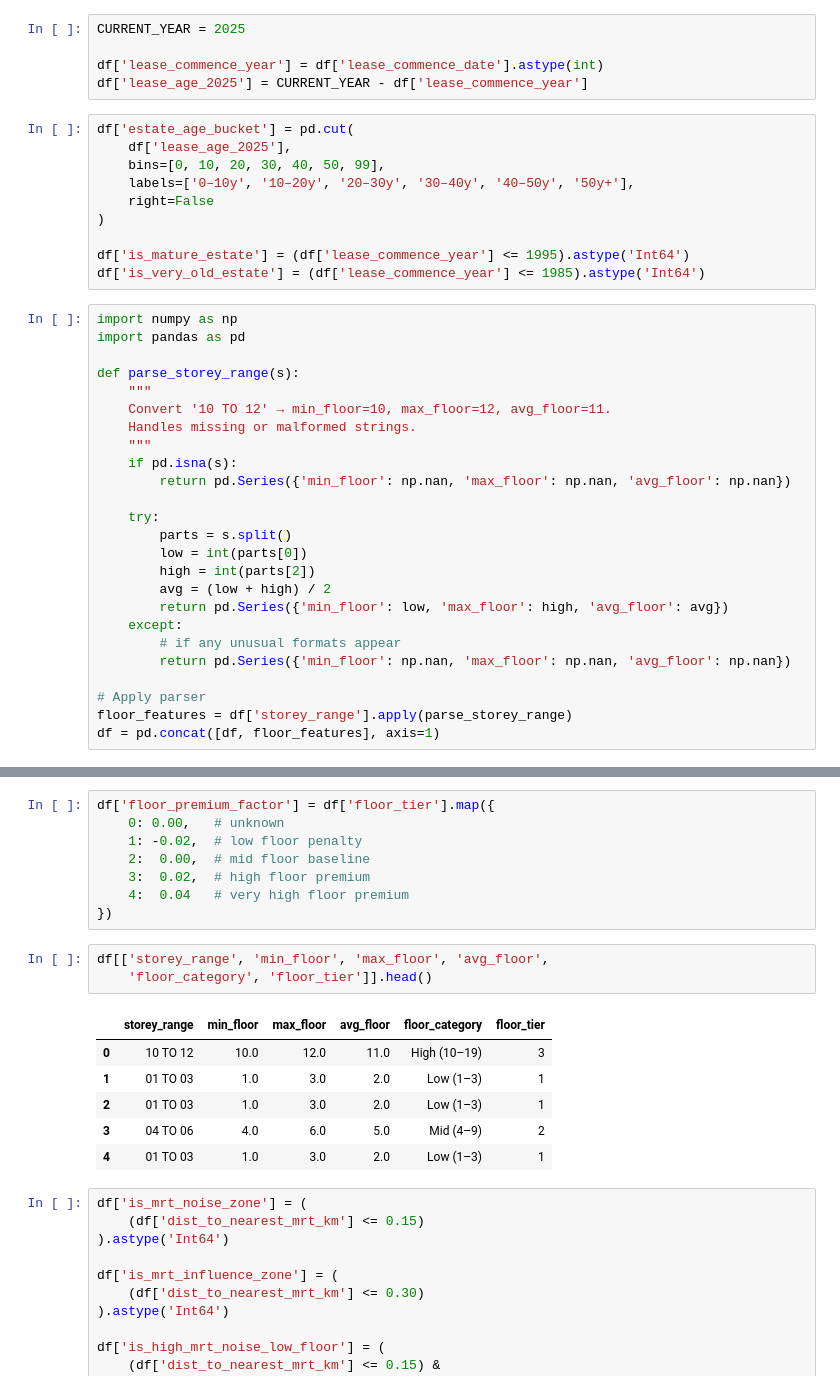
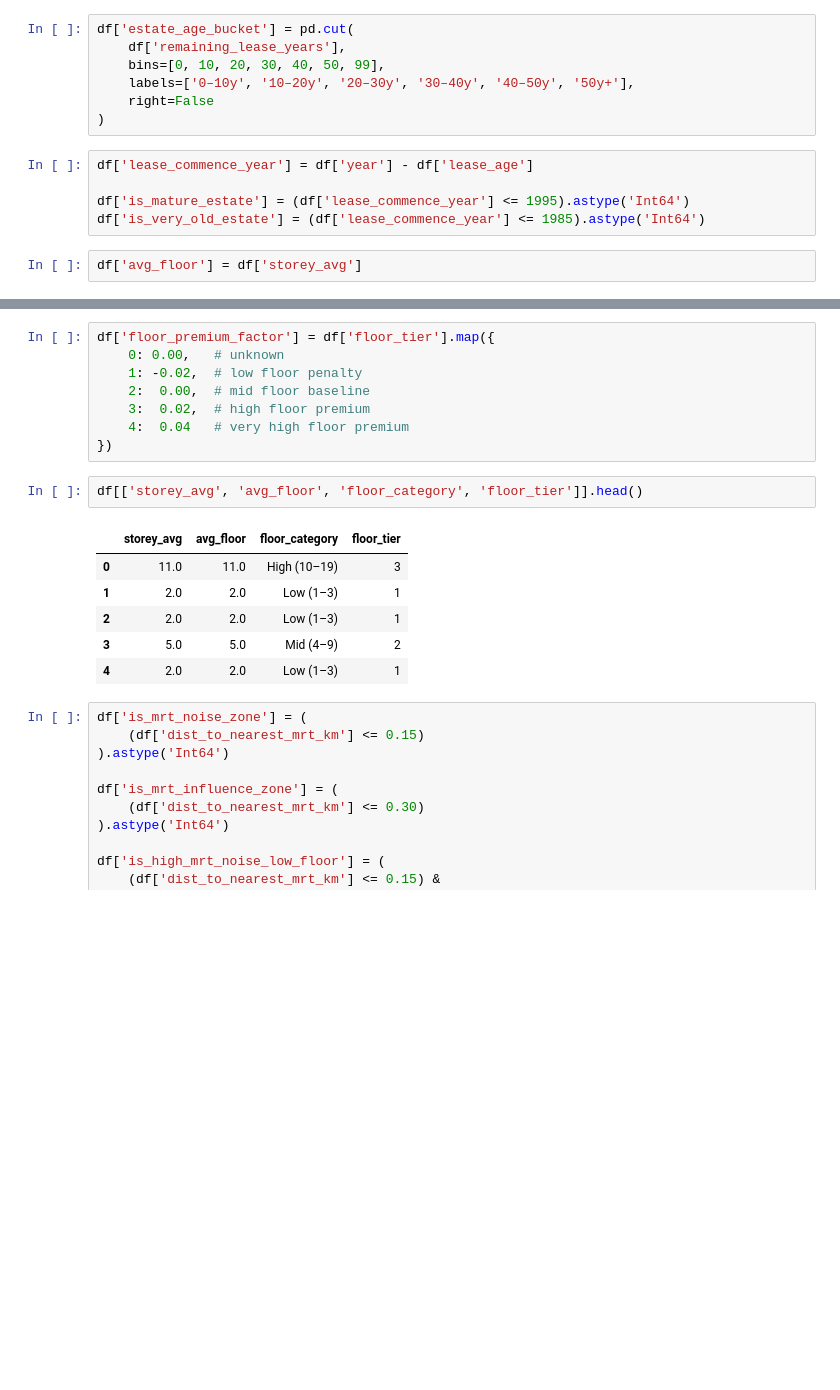
Before and after one commit to dehryl/DAA-Group-2-Internal-Project, a Jupyter notebook: Feature_Engineering.ipynb, the cells around one changed output, grey strips where cells are left out. Drawn from its saved outputs; the diff is of its cells as text; blank space fills up the shorter version.

```diff
--- a/Feature_Engineering.ipynb
+++ b/Feature_Engineering.ipynb
@@ -684,46 +683,20 @@ def parse_remaining_lease(s):
     return years + months / 12.0
 
 df['remaining_lease_years'] = df['remaining_lease'].apply(parse_remaining_lease)
-# %%
-CURRENT_YEAR = 2025
-
-df['lease_commence_year'] = df['lease_commence_date'].astype(int)
-df['lease_age_2025'] = CURRENT_YEAR - df['lease_commence_year']
 # %%
 df['estate_age_bucket'] = pd.cut(
-    df['lease_age_2025'],
+    df['remaining_lease_years'],
     bins=[0, 10, 20, 30, 40, 50, 99],
     labels=['0–10y', '10–20y', '20–30y', '30–40y', '40–50y', '50y+'],
     right=False
 )
-
-df['is_mature_estate'] = (df['lease_commence_year'] <= 1995).astype('Int64')
-df['is_very_old_estate'] = (df['lease_commence_year'] <= 1985).astype('Int64')
+# %%
+df['lease_commence_year'] = df['year'] - df['lease_age']
+
+df['is_mature_estate'] = (df['lease_commence_year'] <= 1995).astype('Int64')
+df['is_very_old_estate'] = (df['lease_commence_year'] <= 1985).astype('Int64')
 # %%
-import numpy as np
-import pandas as pd
-
-def parse_storey_range(s):
-    """
-    Convert '10 TO 12' → min_floor=10, max_floor=12, avg_floor=11.
-    Handles missing or malformed strings.
-    """
-    if pd.isna(s):
-        return pd.Series({'min_floor': np.nan, 'max_floor': np.nan, 'avg_floor': np.nan})
-
-    try:
-        parts = s.split()
-        low = int(parts[0])
-        high = int(parts[2])
-        avg = (low + high) / 2
-        return pd.Series({'min_floor': low, 'max_floor': high, 'avg_floor': avg})
-    except:
-        # if any unusual formats appear
-        return pd.Series({'min_floor': np.nan, 'max_floor': np.nan, 'avg_floor': np.nan})
-
-# Apply parser
-floor_features = df['storey_range'].apply(parse_storey_range)
-df = pd.concat([df, floor_features], axis=1)
+df['avg_floor'] = df['storey_avg']
 # %%
 def floor_category(avg_floor):
     if pd.isna(avg_floor):
@@ -761,15 +734,14 @@ df['floor_premium_factor'] = df['floor_tier'].map({
     4:  0.04   # very high floor premium
 })
 # %%
-df[['storey_range', 'min_floor', 'max_floor', 'avg_floor',
-    'floor_category', 'floor_tier']].head()
+df[['storey_avg', 'avg_floor', 'floor_category', 'floor_tier']].head()
 # %% [output]
-|  | storey_range | min_floor | max_floor | avg_floor | floor_category | floor_tier |
-| 0 | 10 TO 12 | 10.0 | 12.0 | 11.0 | High (10–19) | 3 |
-| 1 | 01 TO 03 | 1.0 | 3.0 | 2.0 | Low (1–3) | 1 |
-| 2 | 01 TO 03 | 1.0 | 3.0 | 2.0 | Low (1–3) | 1 |
-| 3 | 04 TO 06 | 4.0 | 6.0 | 5.0 | Mid (4–9) | 2 |
-| 4 | 01 TO 03 | 1.0 | 3.0 | 2.0 | Low (1–3) | 1 |
+|  | storey_avg | avg_floor | floor_category | floor_tier |
+| 0 | 11.0 | 11.0 | High (10–19) | 3 |
+| 1 | 2.0 | 2.0 | Low (1–3) | 1 |
+| 2 | 2.0 | 2.0 | Low (1–3) | 1 |
+| 3 | 5.0 | 5.0 | Mid (4–9) | 2 |
+| 4 | 2.0 | 2.0 | Low (1–3) | 1 |
 # %%
 df['is_mrt_noise_zone'] = (
     (df['dist_to_nearest_mrt_km'] <= 0.15)
```
Also changed, not shown: parts of 28 cells of this notebook.
